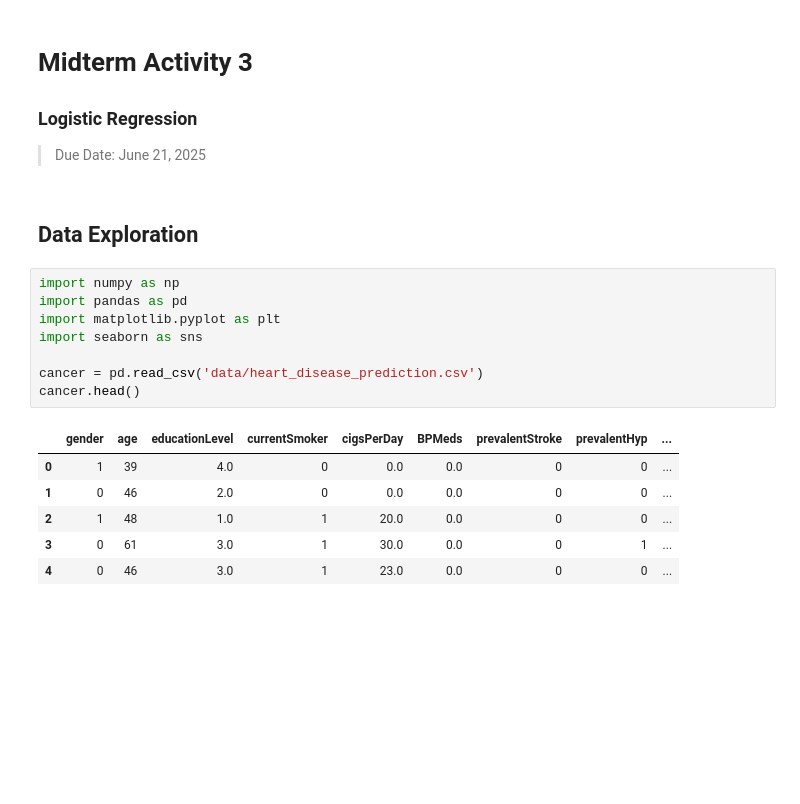
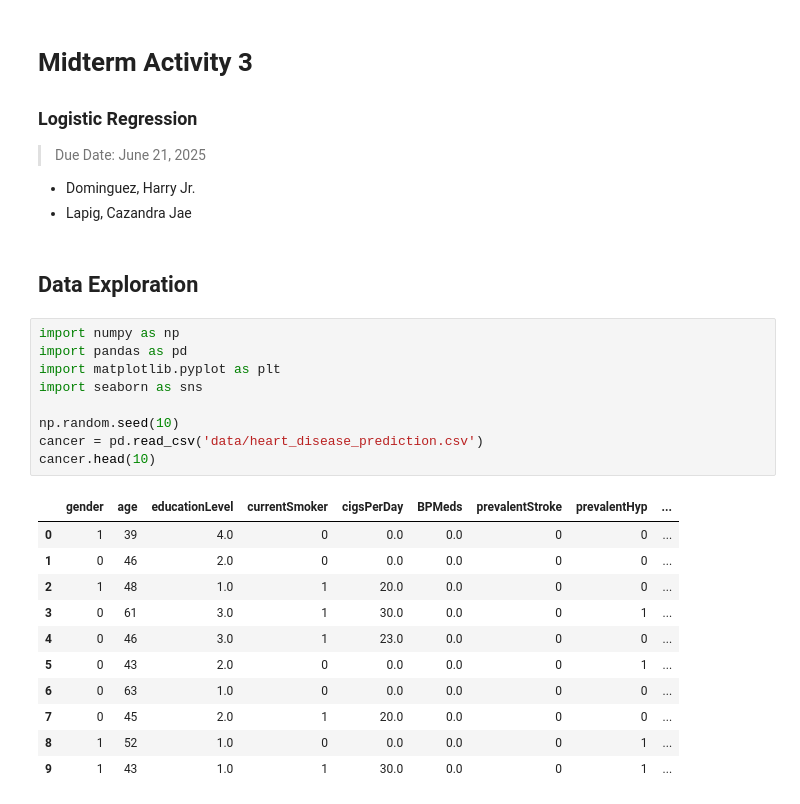
Before and after one commit to yukiroow/data-mining-acts, a Jupyter notebook: mid_act3.ipynb, the cells around one changed output. Saved outputs shown, nothing was run; the diff lists cells and outputs as text; blank space fills up the shorter version.

```diff
--- a/mid_act3.ipynb
+++ b/mid_act3.ipynb
@@ -2,20 +2,28 @@
 # Midterm Activity 3
 ### Logistic Regression
 > Due Date: June 21, 2025
+- Dominguez, Harry Jr.
+- Lapig, Cazandra Jae
 # %% [markdown]
 ## Data Exploration
 # %%
 import numpy as np
 import pandas as pd
 import matplotlib.pyplot as plt
 import seaborn as sns
 
+np.random.seed(10)
 cancer = pd.read_csv('data/heart_disease_prediction.csv')
-cancer.head()
+cancer.head(10)
 # %% [output]
 |  | gender | age | educationLevel | currentSmoker | cigsPerDay | BPMeds | prevalentStroke | prevalentHyp | ... |
 | 0 | 1 | 39 | 4.0 | 0 | 0.0 | 0.0 | 0 | 0 | ... |
 | 1 | 0 | 46 | 2.0 | 0 | 0.0 | 0.0 | 0 | 0 | ... |
 | 2 | 1 | 48 | 1.0 | 1 | 20.0 | 0.0 | 0 | 0 | ... |
 | 3 | 0 | 61 | 3.0 | 1 | 30.0 | 0.0 | 0 | 1 | ... |
 | 4 | 0 | 46 | 3.0 | 1 | 23.0 | 0.0 | 0 | 0 | ... |
+| 5 | 0 | 43 | 2.0 | 0 | 0.0 | 0.0 | 0 | 1 | ... |
+| 6 | 0 | 63 | 1.0 | 0 | 0.0 | 0.0 | 0 | 0 | ... |
+| 7 | 0 | 45 | 2.0 | 1 | 20.0 | 0.0 | 0 | 0 | ... |
+| 8 | 1 | 52 | 1.0 | 0 | 0.0 | 0.0 | 0 | 1 | ... |
+| 9 | 1 | 43 | 1.0 | 1 | 30.0 | 0.0 | 0 | 1 | ... |
```
Also changed, not shown: parts of 14 cells of this notebook, 1 other file.
